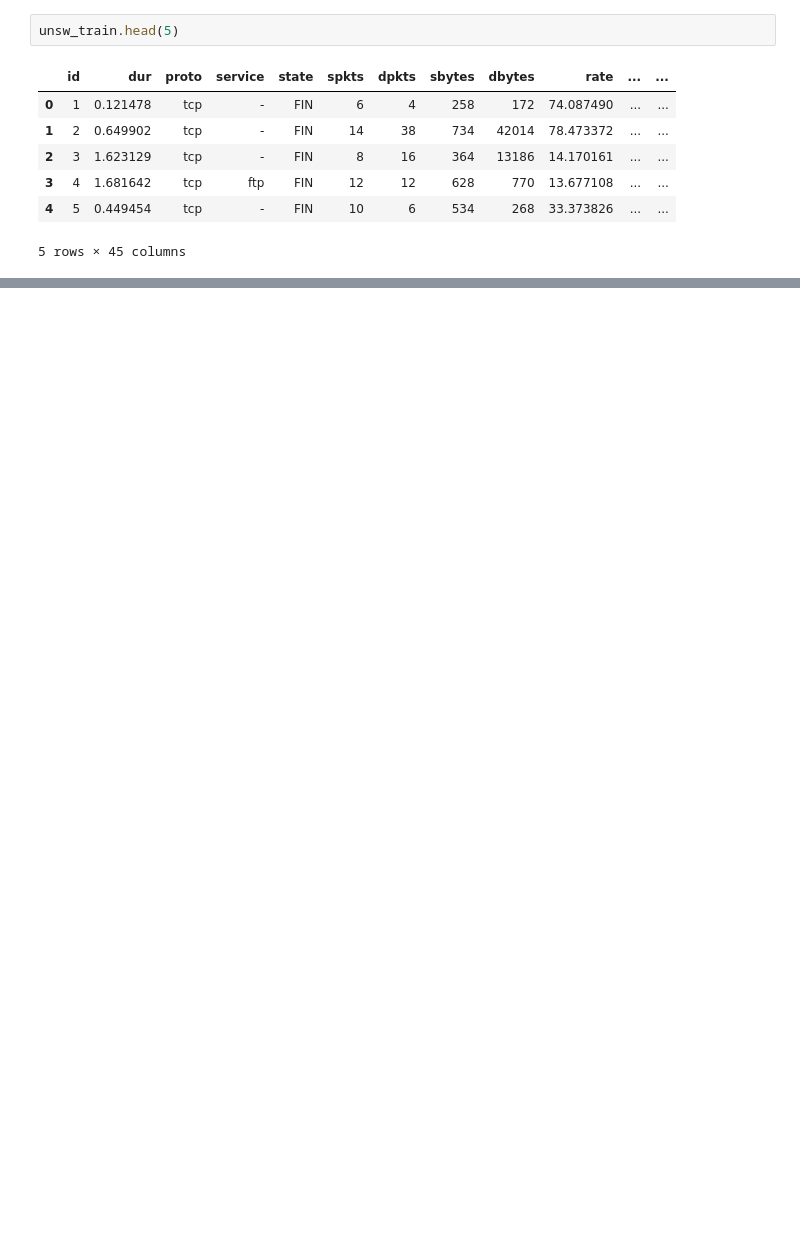
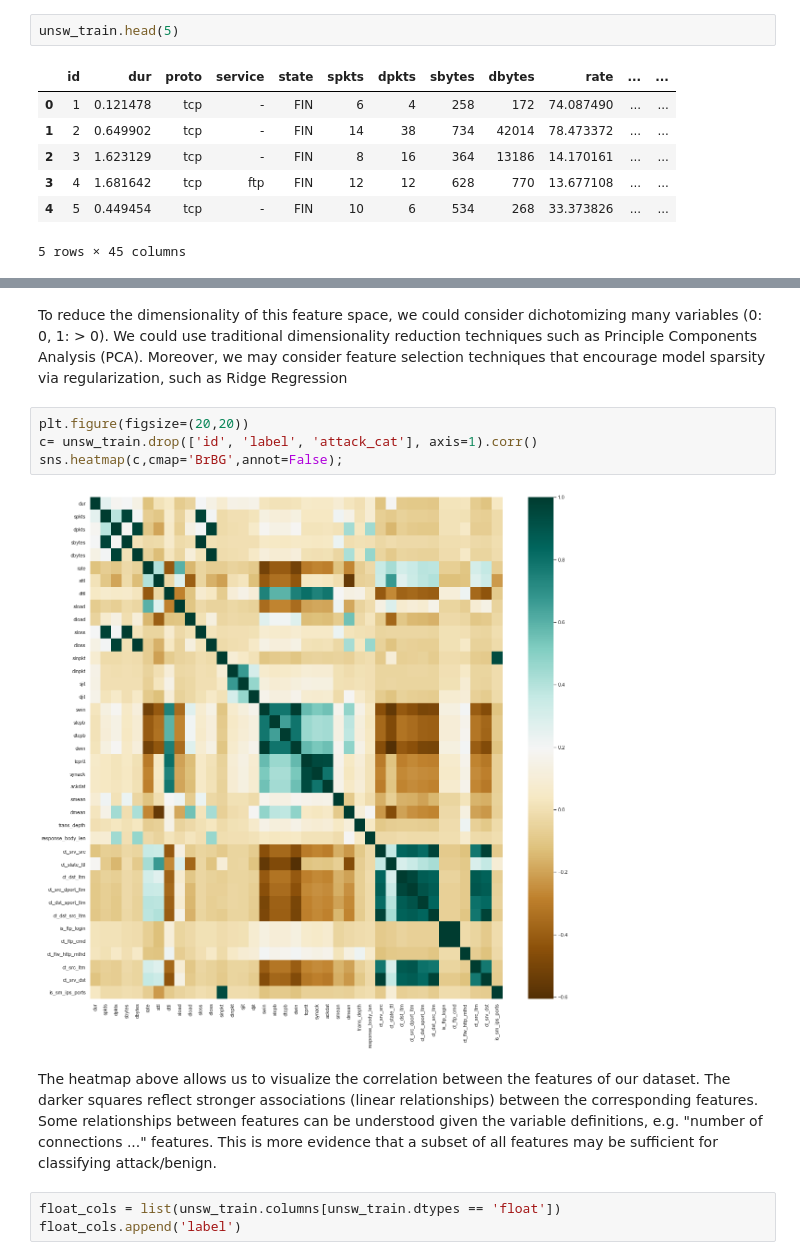
Before and after one commit to colbyw5/cyber_ml, a Jupyter notebook: code/UNSW_EDA.ipynb, the cells around one changed output, grey strips where cells are left out. Drawn from its saved outputs; the diff is of its cells as text; blank space fills up the shorter version.

```diff
--- a/code/UNSW_EDA.ipynb
+++ b/code/UNSW_EDA.ipynb
@@ -65,0 +107,13 @@ unsw_train.head(5)
+# %% [markdown]
+To reduce the dimensionality of this feature space, we could consider dichotomizing many variables (0: 0, 1: > 0).  We could use traditional dimensionality reduction techniques such as Principle Components Analysis (PCA).  Moreover, we may consider feature selection techniques that encourage model sparsity via regularization, such as Ridge Regression
+# %%
+plt.figure(figsize=(20,20))
+c= unsw_train.drop(['id', 'label', 'attack_cat'], axis=1).corr()
+sns.heatmap(c,cmap='BrBG',annot=False);
+# %% [output]
+[figure, added]
+# %% [markdown]
+The heatmap above allows us to visualize the correlation between the features of our dataset.  The darker squares reflect stronger associations (linear relationships) between the corresponding features.  Some relationships between features can be understood given the variable definitions, e.g. "number of connections ..." features.  This is more evidence that a subset of all features may be sufficient for classifying attack/benign.
+# %%
+float_cols = list(unsw_train.columns[unsw_train.dtypes == 'float'])
+float_cols.append('label')
```
Also changed, not shown: parts of 24 cells of this notebook, 1 other file.
